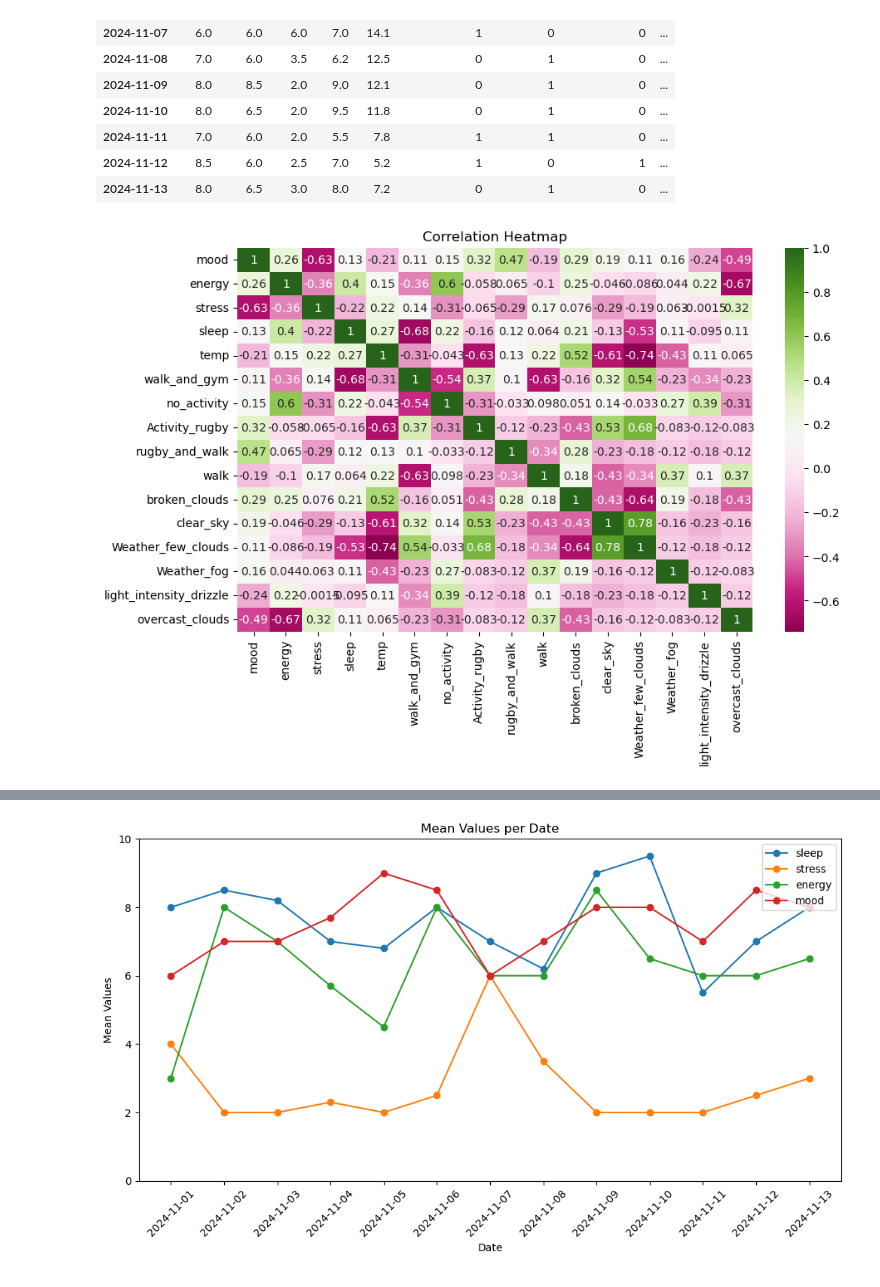
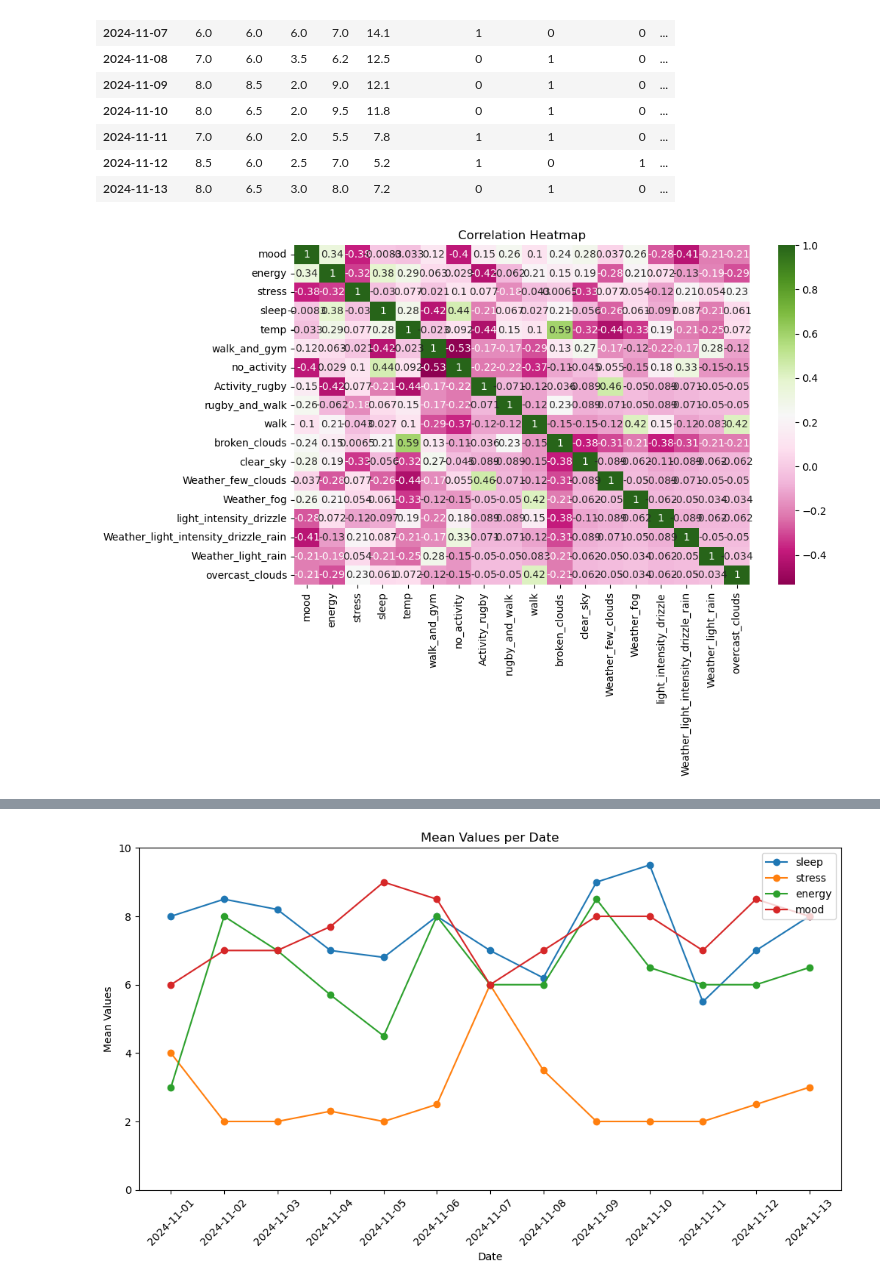
Before and after one commit to KofiBartonByfield/The-Daily-Data-Project, a Jupyter notebook: Data Inspection.ipynb, the cells around one changed output, grey strips where cells are left out. Drawn from its saved outputs; the diff is of its cells as text; code cells hidden in the pictures.

```diff
--- a/Data Inspection.ipynb
+++ b/Data Inspection.ipynb
@@ -196,14 +175,14 @@ make_bool(grouped_data,cols_to_group)
 | 2024-11-12 | 8.5 | 6.0 | 2.5 | 7.0 | 5.2 | 1 | 0 | 1 | ... |
 | 2024-11-13 | 8.0 | 6.5 | 3.0 | 8.0 | 7.2 | 0 | 1 | 0 | ... |
 # %%
-df = grouped_data
+df = data
 
 plt.figure(figsize=(10, 6))
 sns.heatmap(df.corr(), annot=True, cmap='PiYG')
 plt.title('Correlation Heatmap')
 plt.show()
 # %% [output]
-[figure, old version]
+[figure, new version]
 # %%
 ## add section defs for <3 <5 <1
 
```
Also changed, not shown: parts of 6 cells of this notebook.
